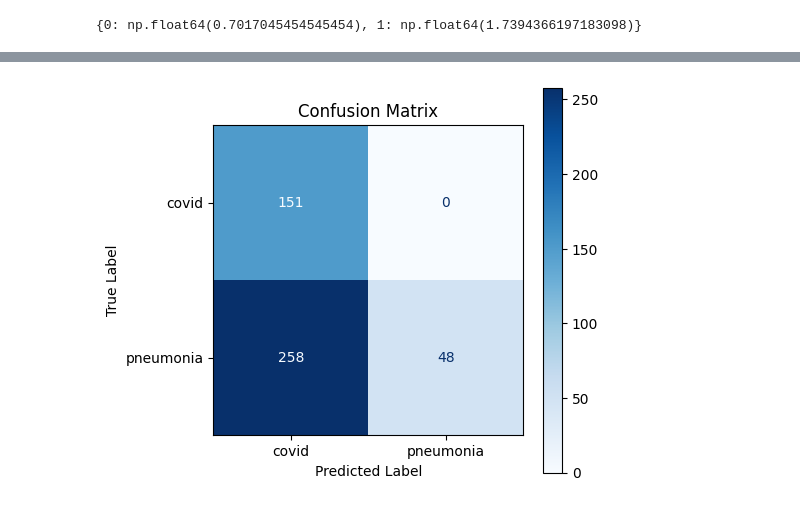
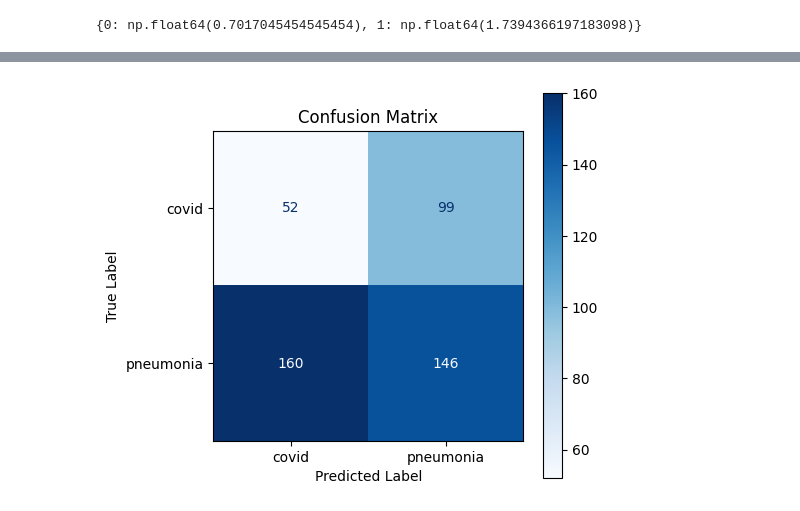
Before and after one commit to Abhiji-th/lus-classification, a Jupyter notebook: lus-classfication-v3.ipynb, the cells around one changed output, grey strips where cells are left out. Cells and saved outputs as stored; diff of their text form; code cells hidden in the pictures.

```diff
--- a/lus-classfication-v3.ipynb
+++ b/lus-classfication-v3.ipynb
@@ -308,12 +308,12 @@ print(class_weights)
 # %% [output]
 {0: np.float64(0.7017045454545454), 1: np.float64(1.7394366197183098)}
 # %%
-model.compile(optimizer=Adam(learning_rate=0.0001), loss="binary_crossentropy", metrics=["accuracy"])
+model.compile(optimizer=Adam(learning_rate=1e-5), loss="binary_crossentropy", metrics=["accuracy"])
 # %%
 model.fit(
     x=train_batches,
     validation_data=val_batches,
-    epochs=20,
+    epochs=50,
     callbacks=[early_stop],
     class_weight=class_weights,
     verbose=2
@@ -342,7 +342,7 @@ Epoch 6/20
 test_batches.reset()
 
 y_pred = model.predict(test_batches)
-y_pred = (y_pred > 0.3).astype(int)
+y_pred = (y_pred > 0.4).astype(int)
 
 cm = confusion_matrix(test_batches.classes, y_pred)
 
@@ -361,2 +361,2 @@ plt.show()
-[figure, old version]
+[figure, new version]
 # %%
```
Also changed, not shown: parts of 7 cells of this notebook.
